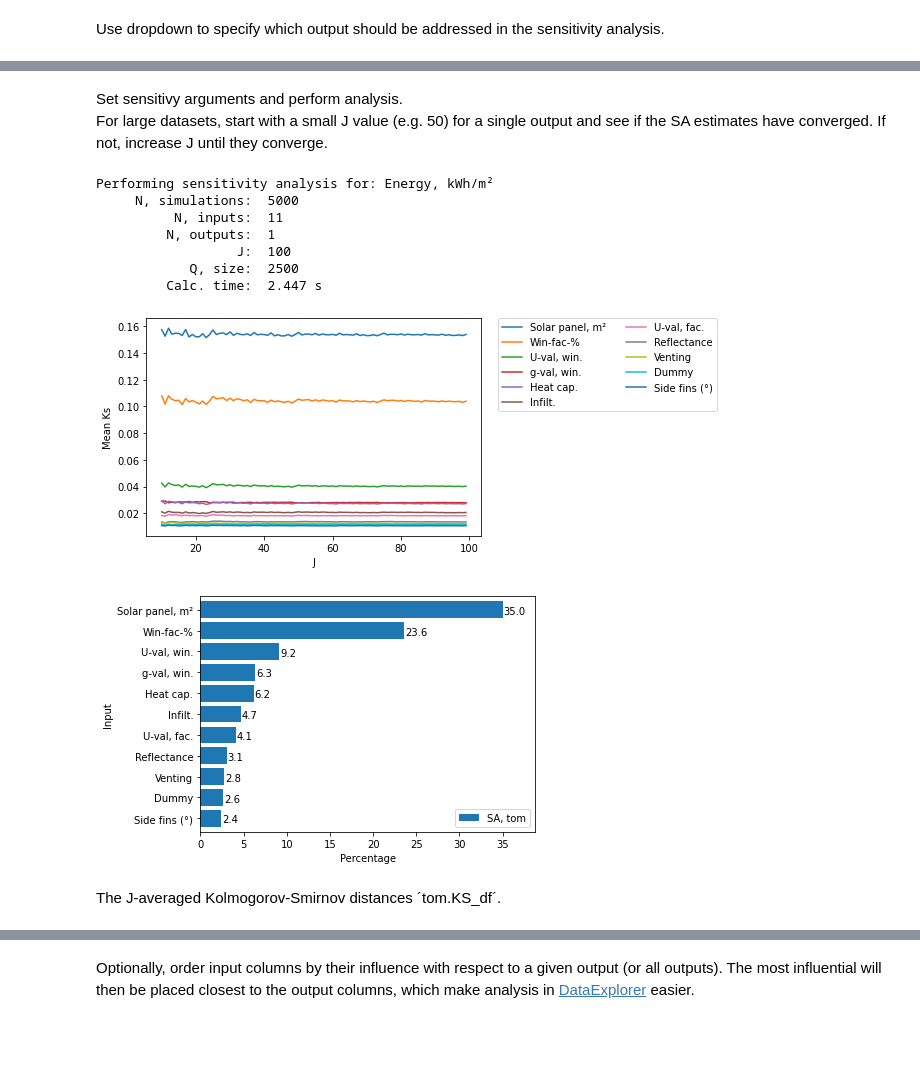
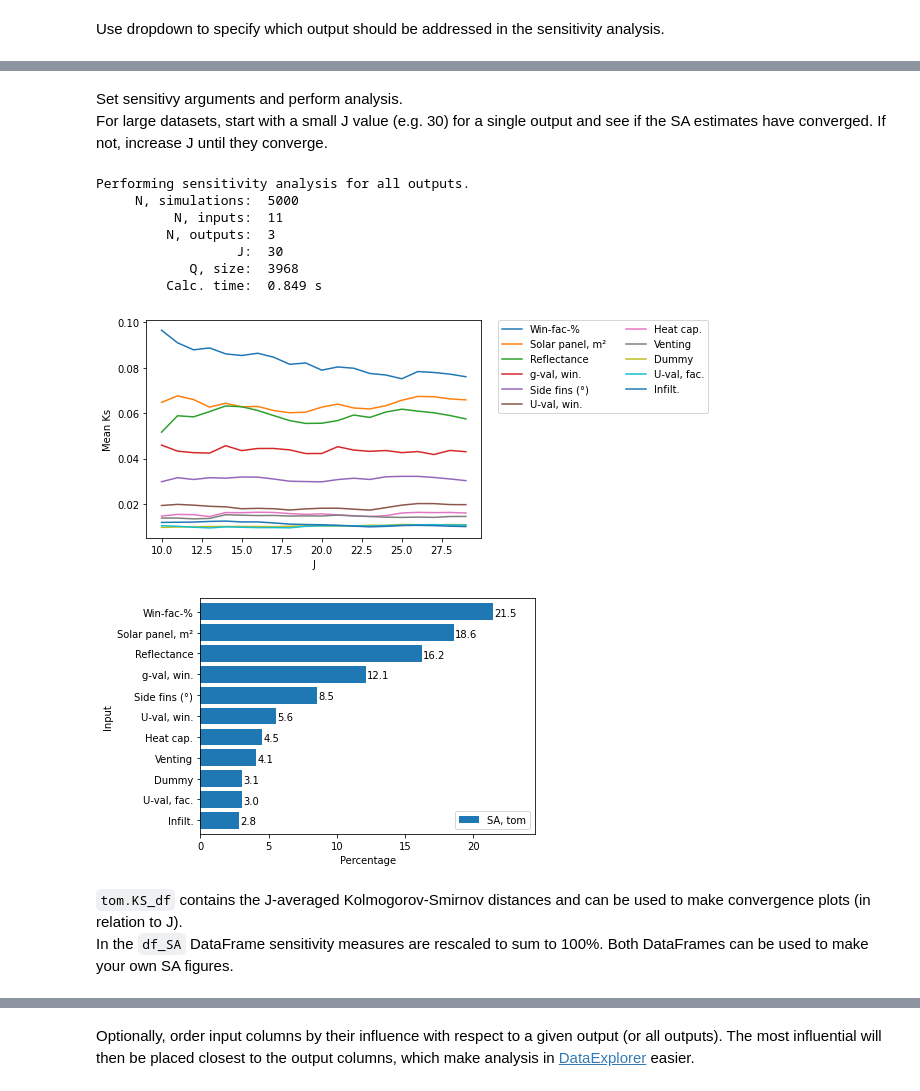
Before and after one commit to TorbenOestergaard/mc_sa_ml, a Jupyter notebook: BPS_to_ML_github.ipynb, the cells around one changed output, grey strips where cells are left out. Drawn from its saved outputs; the diff is of its cells as text; code cells hidden in the pictures; blank space fills up the shorter version.

```diff
--- a/BPS_to_ML_github.ipynb
+++ b/BPS_to_ML_github.ipynb
@@ -2,0 +11,4 @@
+# %%
+!git clone https://github.com/TorbenOestergaard/mc_sa_ml.git
+
+my_path = 'mc_sa_ml/'
@@ -5,5 +29,5 @@
 # %%
-from google.colab import drive
-drive.mount('/content/drive')
+# from google.colab import drive
+# drive.mount('/content/drive')
 
-my_path = '/content/drive/MyDrive/Colab Notebooks/mc_sa_ml'
+# my_path = '/content/drive/MyDrive/Colab Notebooks/mc_sa_ml/'
@@ -14,4 +33,0 @@ Mounted at /content/drive
-# %%
-!git clone https://github.com/TorbenOestergaard/mc_sa_ml.git
-
-my_path = 'mc_sa_ml'
@@ -88,11 +105,11 @@ file_name_only = filename_monte_carlo[:-(len(file_extension)+1)]
 
 if file_extension == 'xlsx':
   # Excel file. If data in specific sheet, add argument: sheet_name='Sheet1'
-  XY_raw = pd.read_excel(my_path + "/" + filename_monte_carlo, header=0, engine="openpyxl", )
+  XY_raw = pd.read_excel(my_path + filename_monte_carlo, header=0, engine="openpyxl", )
 elif file_extension == 'csv' or file_extension == 'txt':
-  XY_raw = pd.read_csv(my_path + "/" + filename_monte_carlo, sep=None)
+  XY_raw = pd.read_csv(my_path +  filename_monte_carlo, sep=None)
 elif file_extension == 'tsv':
-  XY_raw = pd.read_csv(my_path + "/" + filename_monte_carlo, sep='\t')
+  XY_raw = pd.read_csv(my_path + filename_monte_carlo, sep='\t')
 print(f'N rows:     {XY_raw.shape[0]} \nN columns:  {XY_raw.shape[1]}')
 
 # Transform pcategorical features
@@ -140,30 +163,31 @@ dropdown
 [interactive output not drawn]
 # %% [markdown]
 Set sensitivy arguments and perform analysis.
-For large datasets, start with a small J value (e.g. 50) for a single output and see if the SA estimates have converged. If not, increase J until they converge.
+For large datasets, start with a small J value (e.g. 30) for a single output and see if the SA estimates have converged. If not, increase J until they converge.
 # %%
-J = 100              # Number random splits. Increase if values have not converged
+J = 30              # Number random splits. Increase if values have not converged
 add_dummy = True    # Specify if a 'dummy' variable should be added
 
 if dropdown.value == 'All':
   print('Performing sensitivity analysis for all outputs.')
   y = Y.copy()
 else:
   print('Performing sensitivity analysis for: ' + dropdown.value)
   y = Y.iloc[:, output_labels.index(dropdown.value)]
 
 tom = sa.TOM(X, y, J=J, verbose=True, dummy=add_dummy)
 # %% [output]
-Performing sensitivity analysis for: Energy, kWh/m²
+Performing sensitivity analysis for all outputs.
      N, simulations:  5000
           N, inputs:  11
-         N, outputs:  1
-                  J:  100
-            Q, size:  2500
-         Calc. time:  2.447 s
+         N, outputs:  3
+                  J:  30
+            Q, size:  3968
+         Calc. time:  0.849 s
-[figure, old version]
+[figure, new version]
-[figure, old version]
+[figure, new version]
-# %% [markdown]
-The J-averaged Kolmogorov-Smirnov distances   ´tom.KS_df´.
+# %% [markdown]
+`tom.KS_df` contains the J-averaged Kolmogorov-Smirnov distances and can be used to make convergence plots (in relation to J).
+In the `df_SA` DataFrame sensitivity measures are rescaled to sum to 100%. Both DataFrames can be used to make your own SA figures.
 # %%
 df_SA = pd.DataFrame(columns=['Input', 'SA, tom'])
```
Also changed, not shown: parts of 51 cells of this notebook, 1 other file.
